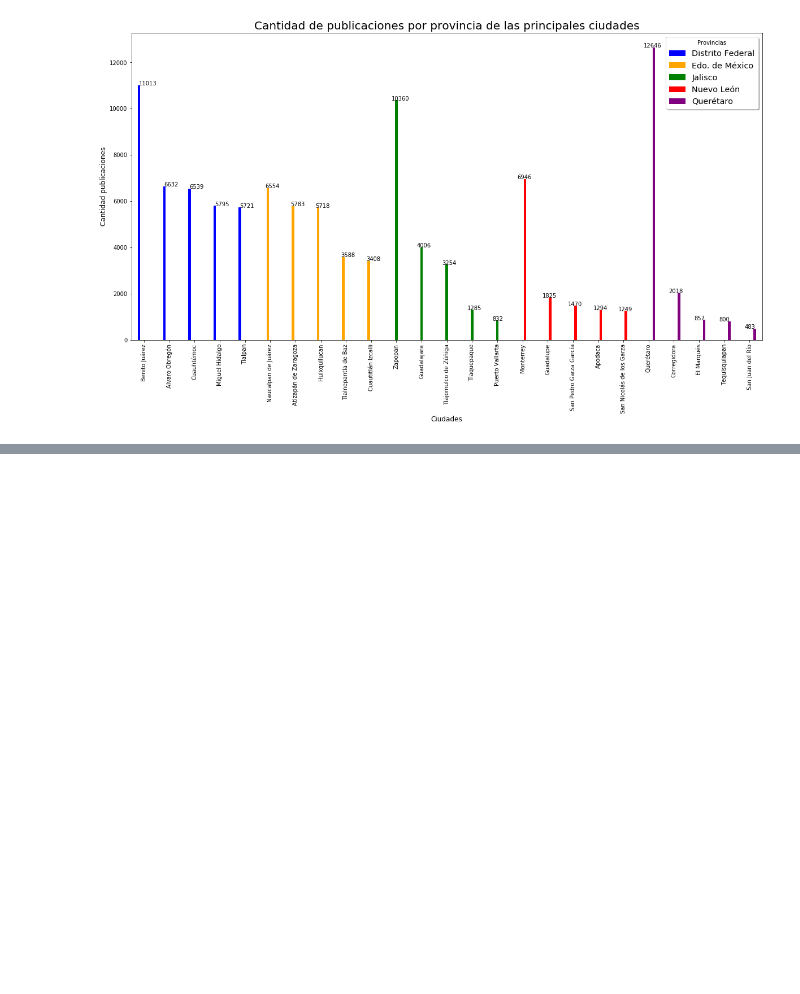
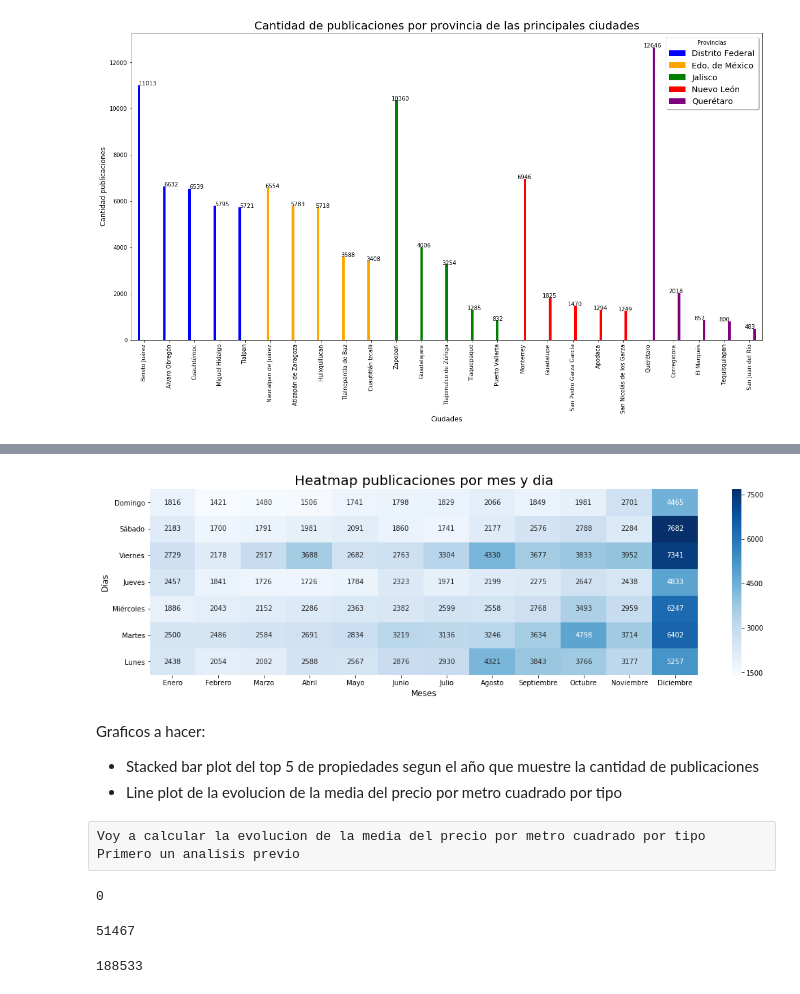
Before and after one commit to gdbien/9558-Organizacion-de-Datos, a Jupyter notebook: TP1/Franco/tp1_franco.ipynb, the cells around one changed output, grey strips where cells are left out. Drawn from its saved outputs; the diff is of its cells as text; code cells hidden in the pictures; blank space fills up the shorter version.

Commit message:
Agregue grafico heatmap publicaciones por mes y dia de la semana, y un line plot de evolucion precio por m2 top 5 props

```diff
--- a/TP1/Franco/tp1_franco.ipynb
+++ b/TP1/Franco/tp1_franco.ipynb
@@ -318,3 +318,10 @@ for i, v in enumerate(serie_prov_ciud.values):
 plt.savefig('cant_public_por_provincia_ciudades', bbox_inches = 'tight')
 # %% [output]
 [figure]
+# %%
+#Voy a analizar en que meses/dia de la semana hay mas publicaciones
+df['dia_semana'] = df['fecha'].dt.weekday
+df['mes'] = df['fecha'].dt.month
+# %%
+df_mes_dia = df[['dia_semana','mes']]
+df_mes_dia.head()
@@ -320,0 +335,3 @@ plt.savefig('cant_public_por_provincia_ciudades', bbox_inches = 'tight')
+# %%
+matriz = df_mes_dia.groupby(['dia_semana','mes']).size().unstack(level=1)
+matriz
@@ -320,0 +348,12 @@ plt.savefig('cant_public_por_provincia_ciudades', bbox_inches = 'tight')
+# %%
+fig, ax =plt.subplots(figsize=(18,5))
+etiquetaY=['Lunes','Martes','Miércoles','Jueves','Viernes','Sábado','Domingo']
+etiquetaX=['Enero','Febrero','Marzo','Abril','Mayo','Junio','Julio','Agosto','Septiembre','Octubre','Noviembre','Diciembre']
+heatmap_public = sns.heatmap(matriz,yticklabels=etiquetaY,xticklabels=etiquetaX,fmt="", cmap='Blues',ax=ax, annot = True);
+heatmap_public.invert_yaxis()
+heatmap_public.set_title("Heatmap publicaciones por mes y dia",fontsize=20)
+heatmap_public.set_xlabel("Meses",fontsize=12)
+heatmap_public.set_ylabel("Días",fontsize=12)
+plt.savefig('heatmap_publicaciones_mes_día', bbox_inches = 'tight')
+# %% [output]
+[figure, added]
@@ -320,0 +365,22 @@ plt.savefig('cant_public_por_provincia_ciudades', bbox_inches = 'tight')
+# %% [markdown]
+Graficos a hacer:
+- Stacked bar plot del top 5 de propiedades segun el año que muestre la cantidad de publicaciones
+- Line plot de la evolucion de la media del precio por metro cuadrado por tipo
+# %% [raw]
+Voy a calcular la evolucion de la media del precio por metro cuadrado por tipo
+Primero un analisis previo
+# %%
+#Cantidad de nulos de precios y metrostotales
+df['precio'].isnull().sum()
+# %% [output]
+0
+# %%
+df['metrostotales'].isnull().sum()
+# %% [output]
+51467
+# %%
+#Para hacer la cuenta bien, deberia dropear esos registros
+df_limpio = df.dropna(subset=['metrostotales'])
+len(df_limpio)
+# %% [output]
+188533
```
Also changed, not shown: parts of 16 cells of this notebook, 1 other file.
